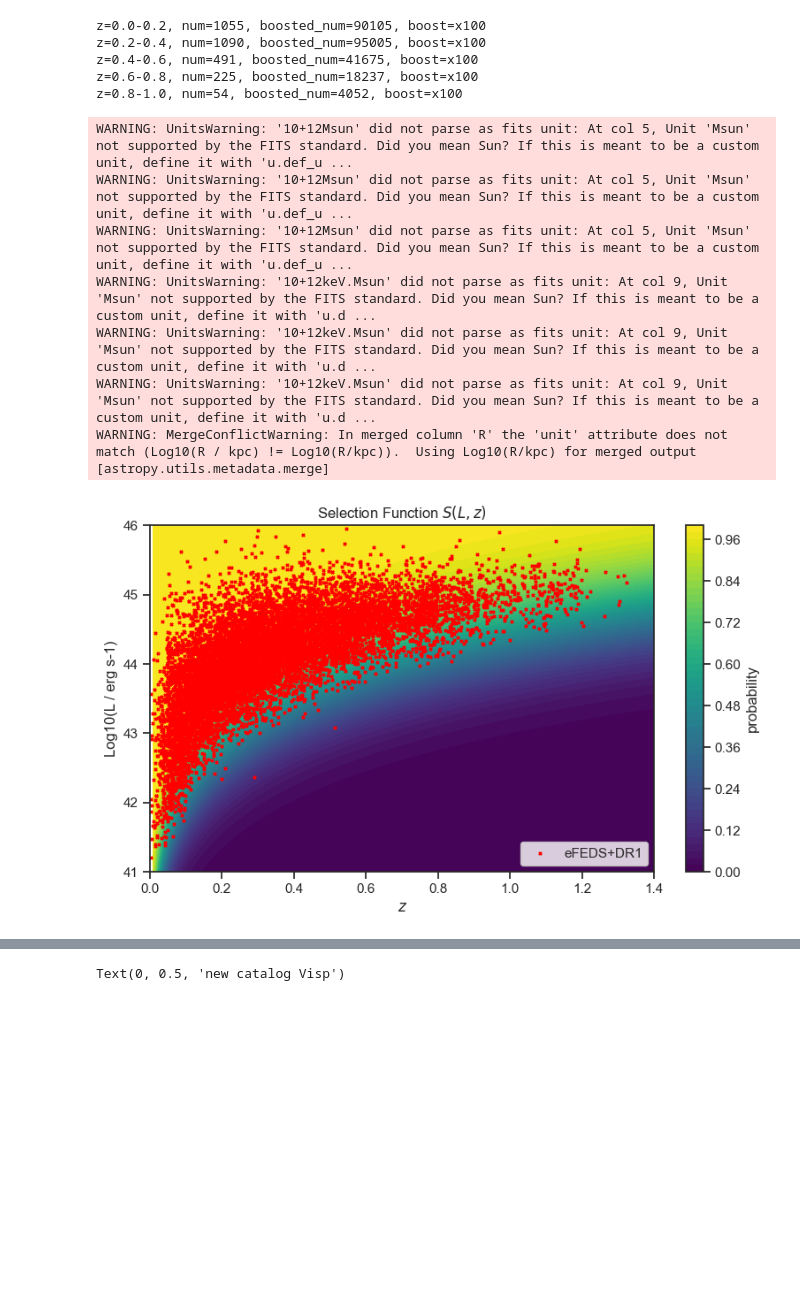
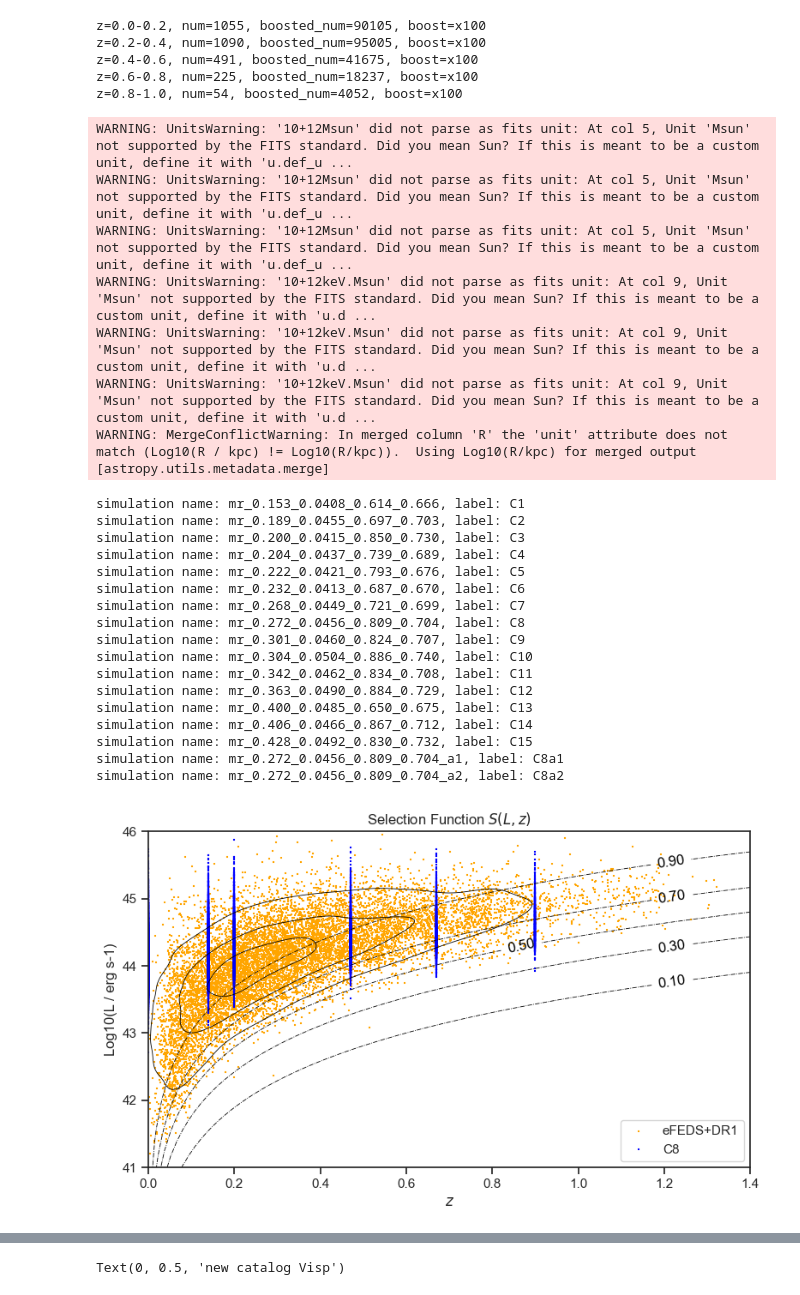
Before and after one commit to Fucheng-Zhong/MLCI, a Jupyter notebook: main_test.ipynb, the cells around one changed output, grey strips where cells are left out. Cells and saved outputs as stored; diff of their text form; code cells hidden in the pictures; blank space fills up the shorter version.

```diff
--- a/main_test.ipynb
+++ b/main_test.ipynb
@@ -1063,23 +1307,44 @@ z=0.8-1.0, num=54, boosted_num=4052, boost=x100
 # %%
 # the flux limt is set 5*1e-14 erg / s / cm^2 https://arxiv.org/pdf/2401.17274
 import numpy as np
 import matplotlib.pyplot as plt
 from scipy.special import erf
 from astropy.cosmology import Planck18 as cosmo
-import preprocess
-import plot
-
+from MLCI.data_processing import preprocess
+from MLCI.visualization import plot
 observed_data = preprocess.observed_data()
-plot.plot_detection_prob(observed_data)
+simulated_data = preprocess.simulated_data()
+simulated_data = simulated_data[simulated_data['label']=='C8']
+dataset = [observed_data, simulated_data]
+labels = ['eFEDS+DR1', 'C8']
+colors = ['orange', 'blue']
+plot.plot_detection_prob(dataset, labels, colors)
 # %% [output]
 WARNING: UnitsWarning: '10+12Msun' did not parse as fits unit: At col 5, Unit 'Msun' not supported by the FITS standard. Did you mean Sun? If this is meant to be a custom unit, define it with 'u.def_u ...
 WARNING: UnitsWarning: '10+12Msun' did not parse as fits unit: At col 5, Unit 'Msun' not supported by the FITS standard. Did you mean Sun? If this is meant to be a custom unit, define it with 'u.def_u ...
 WARNING: UnitsWarning: '10+12Msun' did not parse as fits unit: At col 5, Unit 'Msun' not supported by the FITS standard. Did you mean Sun? If this is meant to be a custom unit, define it with 'u.def_u ...
 WARNING: UnitsWarning: '10+12keV.Msun' did not parse as fits unit: At col 9, Unit 'Msun' not supported by the FITS standard. Did you mean Sun? If this is meant to be a custom unit, define it with 'u.d ...
 WARNING: UnitsWarning: '10+12keV.Msun' did not parse as fits unit: At col 9, Unit 'Msun' not supported by the FITS standard. Did you mean Sun? If this is meant to be a custom unit, define it with 'u.d ...
 WARNING: UnitsWarning: '10+12keV.Msun' did not parse as fits unit: At col 9, Unit 'Msun' not supported by the FITS standard. Did you mean Sun? If this is meant to be a custom unit, define it with 'u.d ...
 WARNING: MergeConflictWarning: In merged column 'R' the 'unit' attribute does not match (Log10(R / kpc) != Log10(R/kpc)).  Using Log10(R/kpc) for merged output [astropy.utils.metadata.merge]
+simulation name: mr_0.153_0.0408_0.614_0.666, label: C1
+simulation name: mr_0.189_0.0455_0.697_0.703, label: C2
+simulation name: mr_0.200_0.0415_0.850_0.730, label: C3
+simulation name: mr_0.204_0.0437_0.739_0.689, label: C4
+simulation name: mr_0.222_0.0421_0.793_0.676, label: C5
+simulation name: mr_0.232_0.0413_0.687_0.670, label: C6
+simulation name: mr_0.268_0.0449_0.721_0.699, label: C7
+simulation name: mr_0.272_0.0456_0.809_0.704, label: C8
+simulation name: mr_0.301_0.0460_0.824_0.707, label: C9
+simulation name: mr_0.304_0.0504_0.886_0.740, label: C10
+simulation name: mr_0.342_0.0462_0.834_0.708, label: C11
+simulation name: mr_0.363_0.0490_0.884_0.729, label: C12
+simulation name: mr_0.400_0.0485_0.650_0.675, label: C13
+simulation name: mr_0.406_0.0466_0.867_0.712, label: C14
+simulation name: mr_0.428_0.0492_0.830_0.732, label: C15
+simulation name: mr_0.272_0.0456_0.809_0.704_a1, label: C8a1
+simulation name: mr_0.272_0.0456_0.809_0.704_a2, label: C8a2
-[figure, old version]
+[figure, new version]
 # %%
 from MLCI.visualization import comparision
 from astropy.table import Table
```
Also changed, not shown: parts of 13 cells of this notebook, 4 other files.
